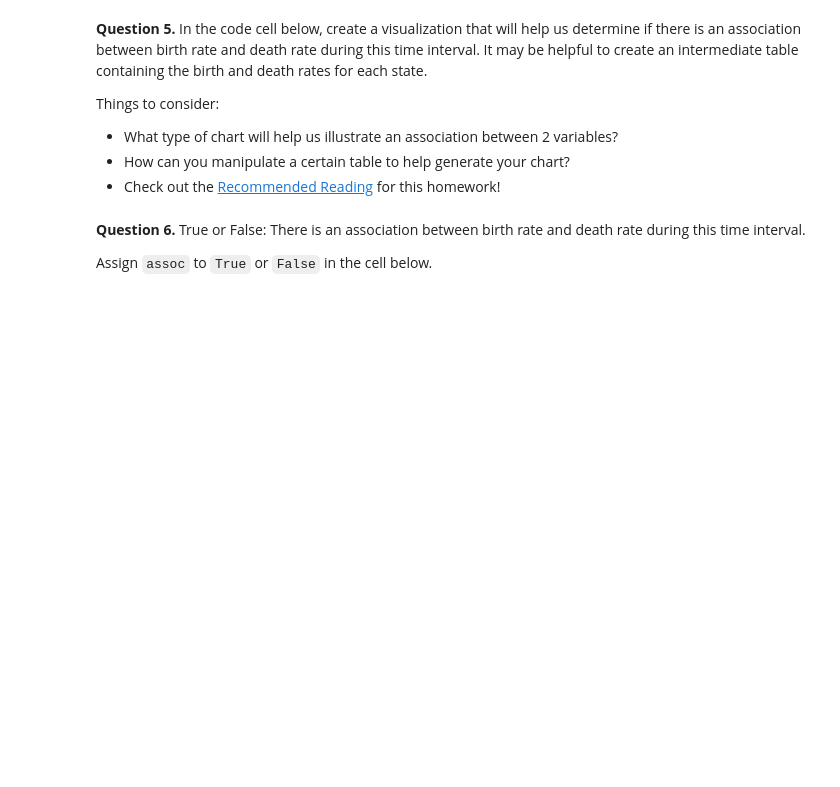
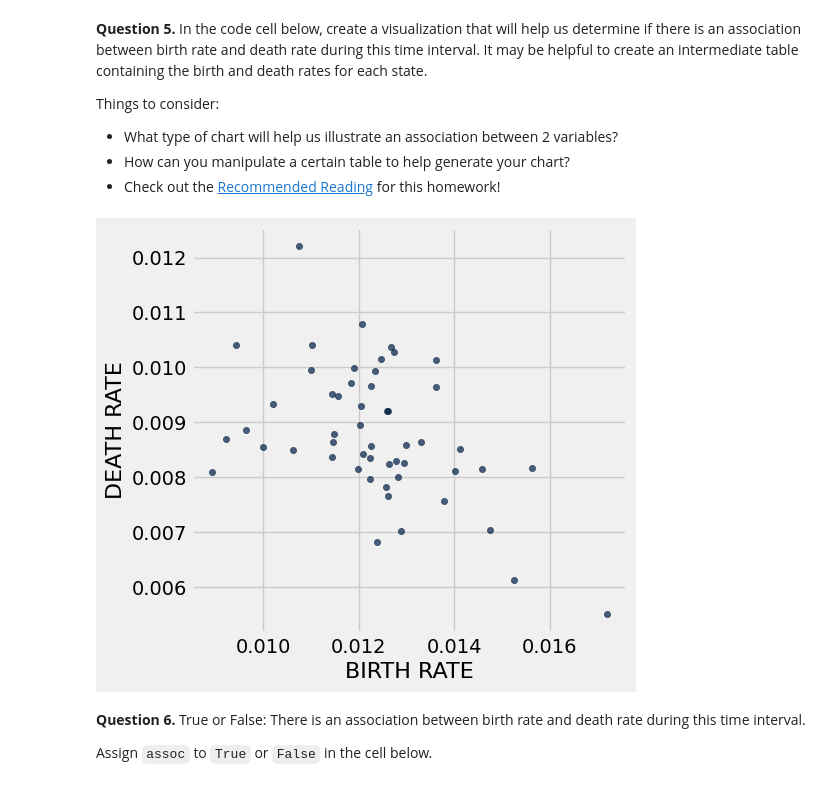
Before and after one commit to loganmroczek/24-Fall-Data1350, a Jupyter notebook: hw03-1/hw03/hw03.ipynb, the cells around one changed output. Saved outputs shown, nothing was run; the diff lists cells and outputs as text; code cells hidden in the pictures; blank space fills up the shorter version.

```diff
--- a/hw03-1/hw03/hw03.ipynb
+++ b/hw03-1/hw03/hw03.ipynb
@@ -179,8 +290,11 @@ Things to consider:
 # %%
 # In this cell, use birth_rates and death_rates to generate your visualization
 birth_rates_2015 = pop.column('BIRTHS') / pop.column('2015')
 death_rates_2015 = pop.column('DEATHS') / pop.column('2015')
-...
+pop_with_rates = pop.with_columns('BIRTH RATE', birth_rates_2015, 'DEATH RATE', death_rates_2015)
+pop_with_rates.scatter('BIRTH RATE', 'DEATH RATE')
+# %% [output]
+[figure, added]
 # %% [markdown]
 <!-- END QUESTION -->
 
```
Also changed, not shown: parts of 53 cells of this notebook, 2 other files.
